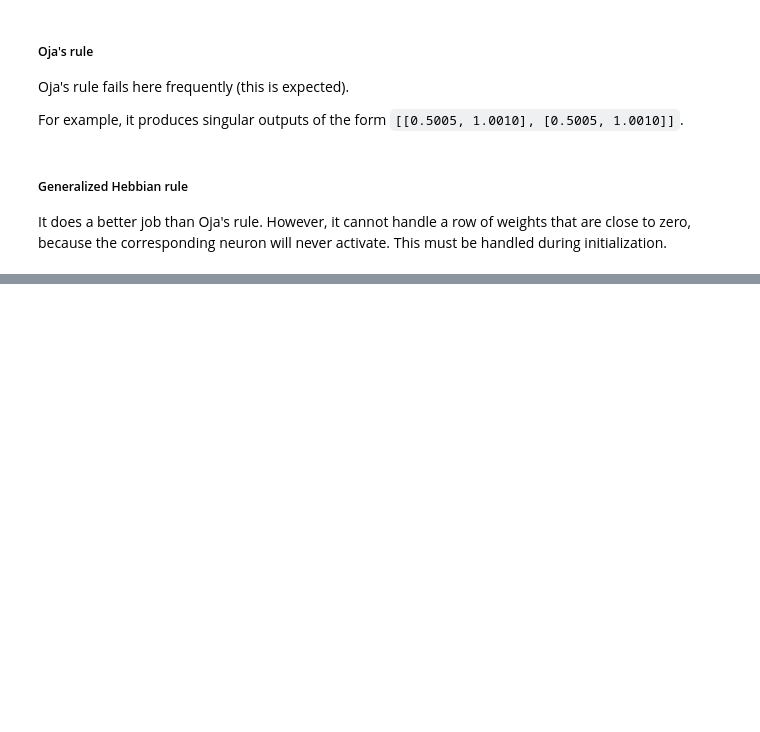
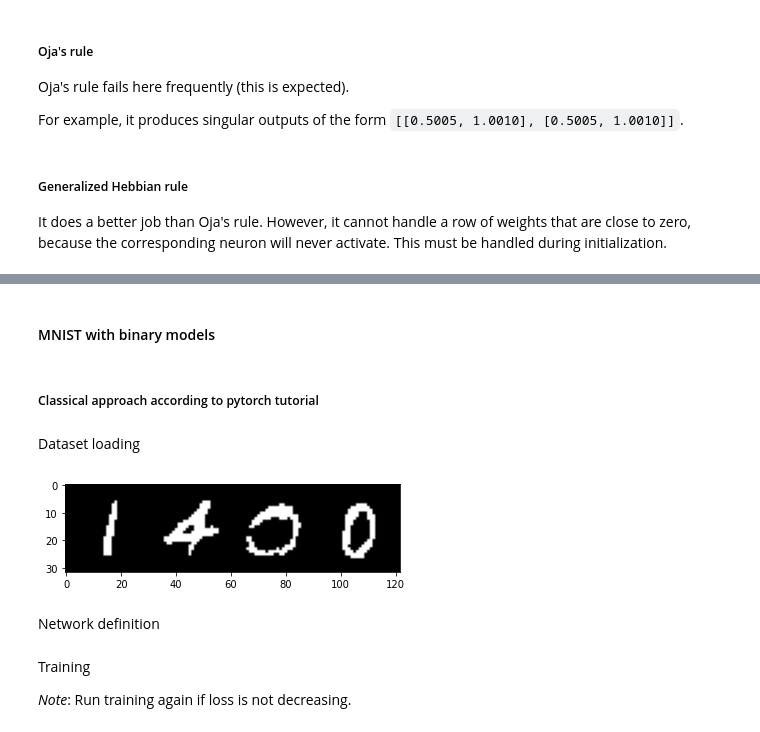
Before and after one commit to achatz64/papers, a Jupyter notebook: binary_nn/theory.ipynb, the cells around one changed output, grey strips where cells are left out. Saved outputs shown, nothing was run; the diff lists cells and outputs as text; code cells hidden in the pictures; blank space fills up the shorter version.

Commit message:
Including classical MNIST approach

```diff
--- a/binary_nn/theory.ipynb
+++ b/binary_nn/theory.ipynb
@@ -1399,0 +1635,38 @@ with torch.no_grad():
+# %% [markdown]
+#### MNIST with binary models
+# %% [markdown]
+##### Classical approach according to pytorch tutorial
+# %% [markdown]
+Dataset loading
+# %%
+import torchvision
+import torchvision.transforms as transforms
+
+# binarization
+binarize_images = transforms.Compose([transforms.ToTensor(), lambda x: x>0.5, lambda x: x.float()])
+#binarize_images = transforms.Compose([transforms.ToTensor()])
+
+trainset = torchvision.datasets.MNIST(root='/home/andre/data', train=True,
+                                                download=True, transform=binarize_images)
+
+
+batch_size = 4
+trainloader = torch.utils.data.DataLoader(trainset, batch_size=batch_size, shuffle=True, num_workers=2)
+# %%
+dataiter = iter(trainloader)
+images, labels = dataiter.next()
+# %%
+import matplotlib.pyplot as plt
+
+def imshow(img):
+    with torch.no_grad():
+        img = torchvision.utils.make_grid(img)
+        npimg = img.numpy()
+        plt.imshow(np.transpose(npimg, (1, 2, 0)), cmap='gray', vmin=0, vmax=1)
+        plt.show()
+
+imshow(images)
+# %% [output]
+[figure, added]
+# %% [markdown]
+Network definition
@@ -1399,0 +1699,4 @@ with torch.no_grad():
+# %% [markdown]
+Training
+
+*Note*: Run training again if loss is not decreasing.
```
Also changed, not shown: parts of 56 cells of this notebook.
